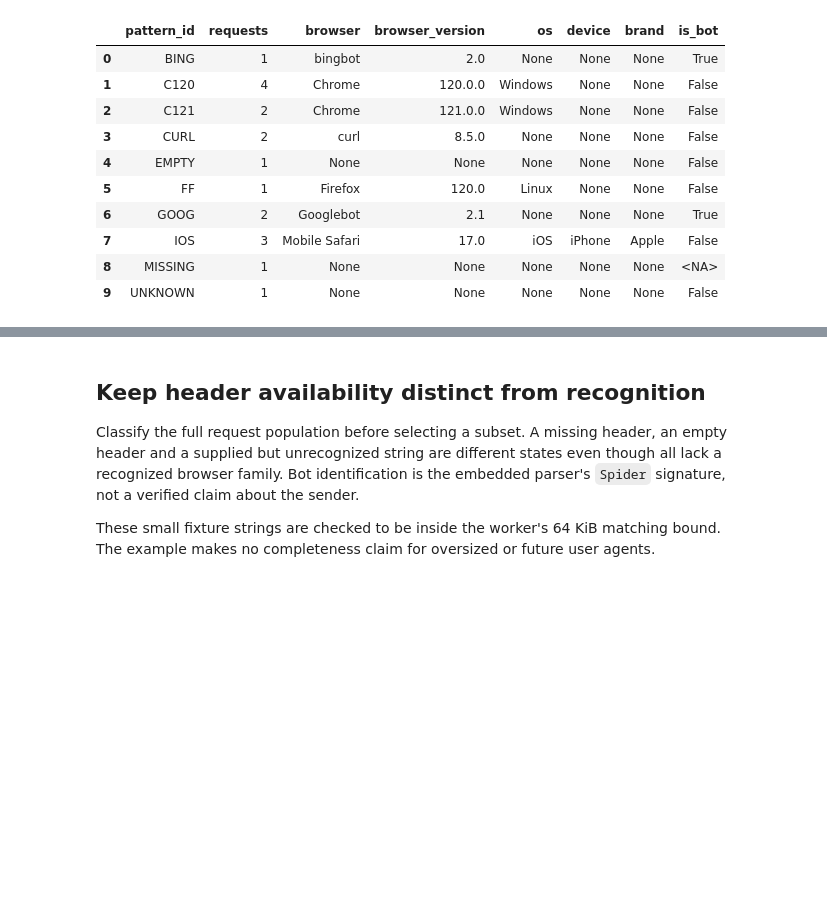
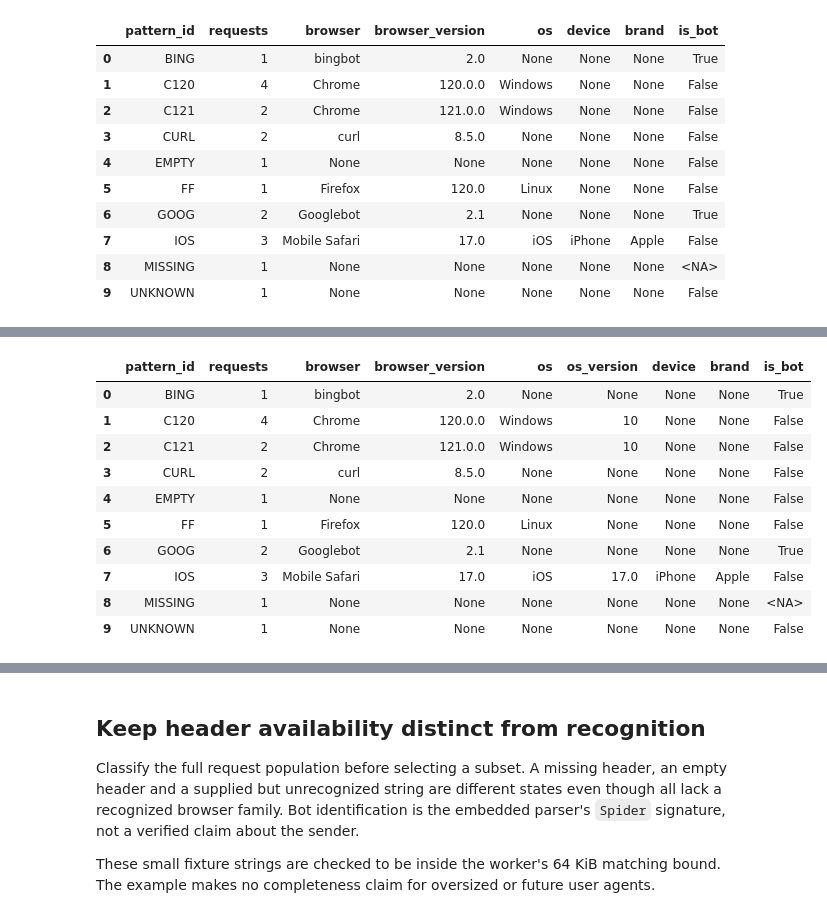
Before and after one commit to Query-farm/vgi-useragent, a Jupyter notebook: notebooks/01_count_requests_without_inventing_identities.ipynb, the cells around one changed output, grey strips where cells are left out. Cells and saved outputs as stored; diff of their text form; code cells hidden in the pictures; blank space fills up the shorter version.

Commit message:
docs: cover all User-Agent SQL fields with shared SVG notebook [skip ci]

```diff
--- a/notebooks/01_count_requests_without_inventing_identities.ipynb
+++ b/notebooks/01_count_requests_without_inventing_identities.ipynb
@@ -146,0 +166,28 @@ FROM parsed_requests GROUP BY pattern_id ORDER BY pattern_id;
+# %%
+%%sql
+CREATE TABLE field_headers AS
+SELECT ua,
+ useragent.main.ua_browser(ua) AS browser,
+ useragent.main.ua_browser_version(ua) AS browser_version,
+ useragent.main.ua_os(ua) AS os,
+ useragent.main.ua_os_version(ua) AS os_version,
+ useragent.main.ua_device(ua) AS device,
+ useragent.main.ua_device_brand(ua) AS brand,
+ useragent.main.ua_is_bot(ua) AS is_bot
+FROM parsed_headers;
+SELECT h.pattern_id,h.repetitions AS requests,
+ f.browser,f.browser_version,f.os,f.os_version,f.device,f.brand,f.is_bot
+FROM header_patterns h JOIN field_headers f ON h.ua IS NOT DISTINCT FROM f.ua
+ORDER BY h.pattern_id;
+# %% [output]
+|  | pattern_id | requests | browser | browser_version | os | os_version | device | brand | is_bot |
+| 0 | BING | 1 | bingbot | 2.0 | None | None | None | None | True |
+| 1 | C120 | 4 | Chrome | 120.0.0 | Windows | 10 | None | None | False |
+| 2 | C121 | 2 | Chrome | 121.0.0 | Windows | 10 | None | None | False |
+| 3 | CURL | 2 | curl | 8.5.0 | None | None | None | None | False |
+| 4 | EMPTY | 1 | None | None | None | None | None | None | False |
+| 5 | FF | 1 | Firefox | 120.0 | Linux | None | None | None | False |
+| 6 | GOOG | 2 | Googlebot | 2.1 | None | None | None | None | True |
+| 7 | IOS | 3 | Mobile Safari | 17.0 | iOS | 17.0 | iPhone | Apple | False |
+| 8 | MISSING | 1 | None | None | None | None | None | None | <NA> |
+| 9 | UNKNOWN | 1 | None | None | None | None | None | None | False |
```
Also changed, not shown: parts of 17 cells of this notebook, 11 other files.
